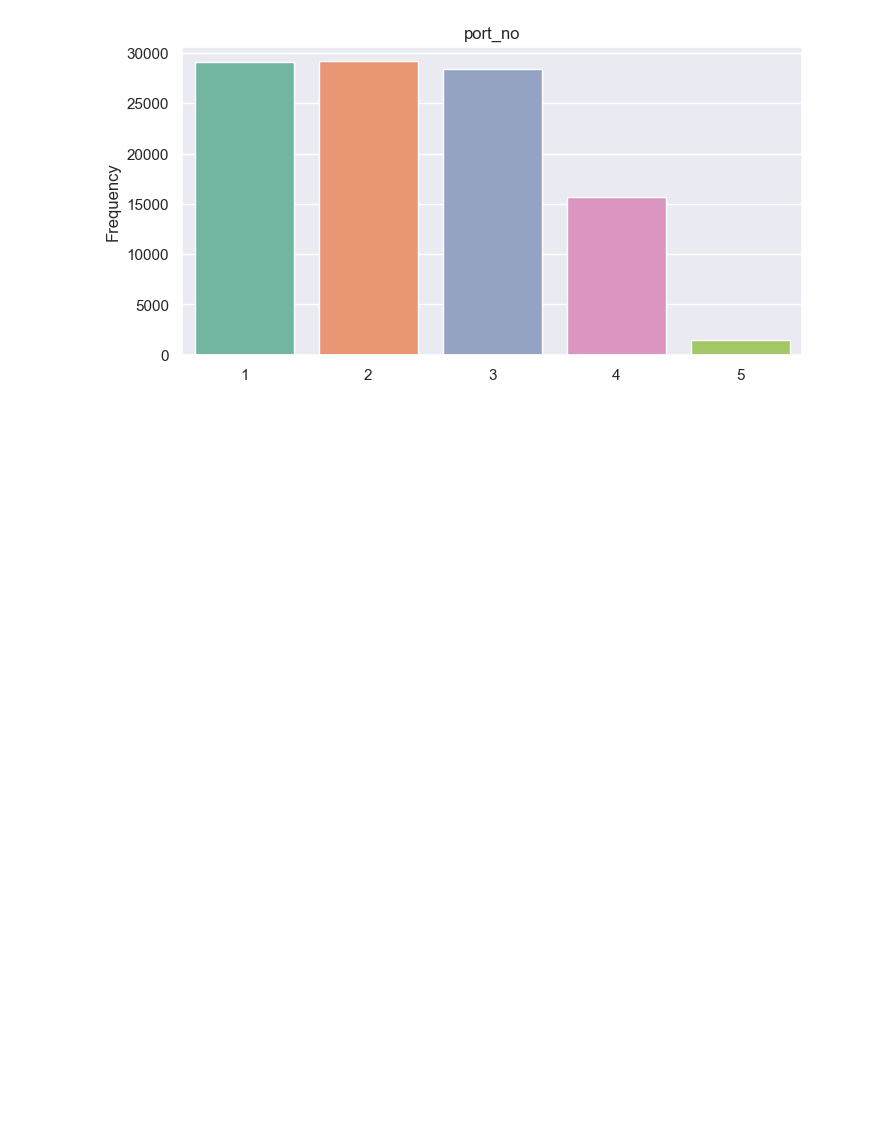
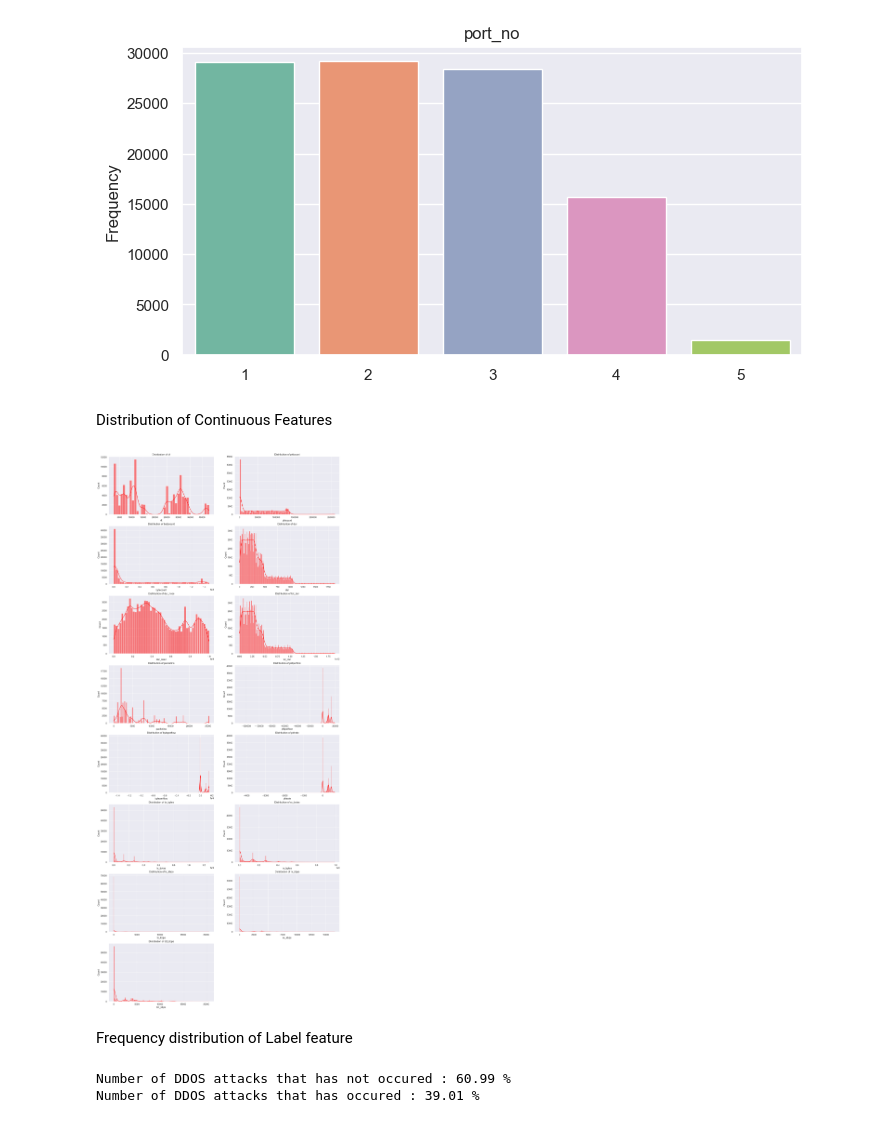
Before and after one commit to Pratham8766/DDoS-Detection-using-Machine-Learning, a Jupyter notebook: ddos_detection.ipynb, the cells around one changed output. Cells and saved outputs as stored; diff of their text form; code cells hidden in the pictures; blank space fills up the shorter version.

```diff
--- a/ddos_detection.ipynb
+++ b/ddos_detection.ipynb
@@ -200,3 +200,24 @@ for feature in discrete_numerical_feature:
 [figure]
 [figure]
 [figure]
+# %% [markdown]
+Distribution of Continuous Features
+# %%
+f = plt.figure(figsize=(20,90))
+for i in range(len(continuous_features)):
+    f.add_subplot(len(continuous_features), 2, i+1)
+    histplot_distribution(continuous_features[i])
+plt.show()
+# %% [output]
+[figure, added]
+# %% [markdown]
+Frequency distribution of Label feature
+# %%
+benign = df[df['label'] == 0]
+malign = df[df['label'] == 1]
+
+print('Number of DDOS attacks that has not occured :',round((len(benign)/df.shape[0])*100,2),'%')
+print('Number of DDOS attacks that has occured :',round((len(malign)/df.shape[0])*100,2),'%')
+# %% [output]
+Number of DDOS attacks that has not occured : 60.99 %
+Number of DDOS attacks that has occured : 39.01 %
```
Also changed, not shown: parts of 12 cells of this notebook.
